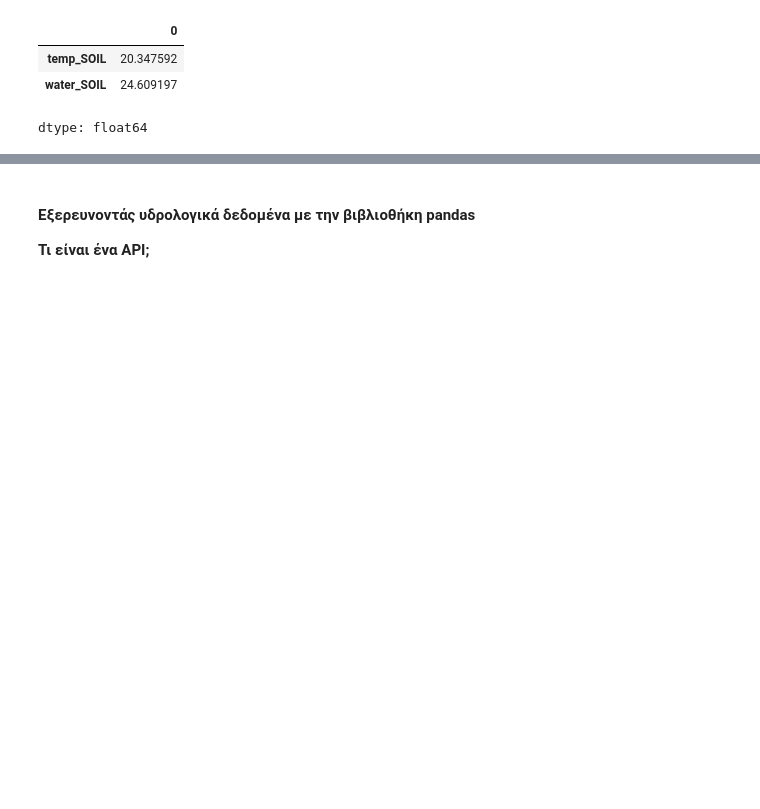
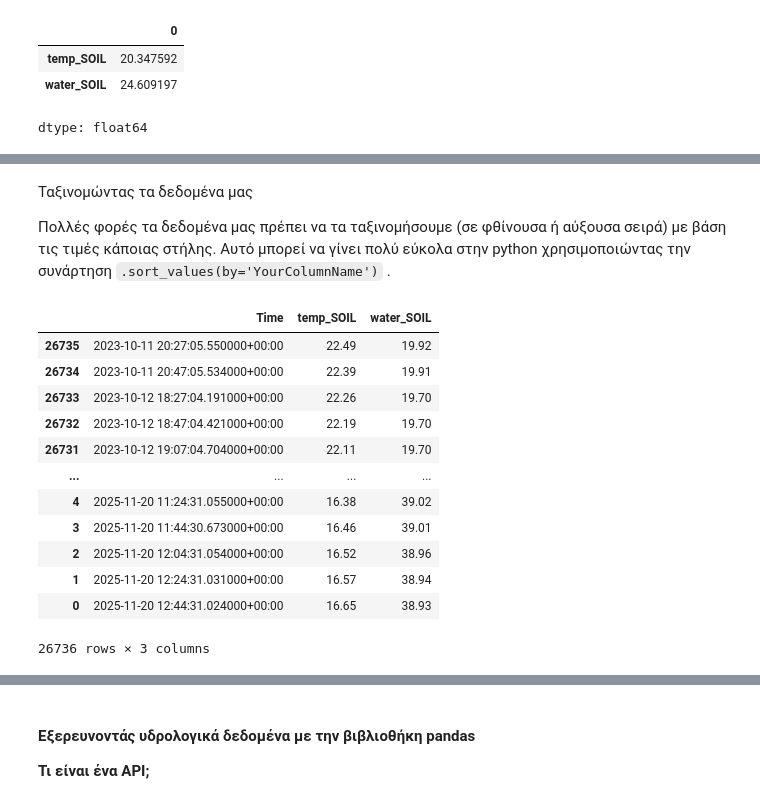
Before and after one commit to efthymios19/MIRC_EcosystemApproach_MountainousRegion, a Jupyter notebook: Notebooks/Εισαγωγή_στην_Python.ipynb, the cells around one changed output, grey strips where cells are left out. Saved outputs shown, nothing was run; the diff lists cells and outputs as text; code cells hidden in the pictures; blank space fills up the shorter version.

````diff
--- a/Notebooks/Εισαγωγή_στην_Python.ipynb
+++ b/Notebooks/Εισαγωγή_στην_Python.ipynb
@@ -562,0 +649,21 @@ dtype: float64
+# %% [markdown]
+Ταξινομώντας τα δεδομένα μας
+
+Πολλές φορές τα δεδομένα μας πρέπει να τα ταξινομήσουμε (σε φθίνουσα ή αύξουσα σειρά) με βάση τις τιμές κάποιας στήλης. Αυτό μπορεί να γίνει πολύ εύκολα στην python χρησιμοποιώντας την συνάρτηση ```.sort_values(by='YourColumnName')``` .
+# %%
+# Sort DataFrame, ascending (αύξουσα)
+df.sort_values(by="Time")
+# %% [output]
+|  | Time | temp_SOIL | water_SOIL |
+| 26735 | 2023-10-11 20:27:05.550000+00:00 | 22.49 | 19.92 |
+| 26734 | 2023-10-11 20:47:05.534000+00:00 | 22.39 | 19.91 |
+| 26733 | 2023-10-12 18:27:04.191000+00:00 | 22.26 | 19.70 |
+| 26732 | 2023-10-12 18:47:04.421000+00:00 | 22.19 | 19.70 |
+| 26731 | 2023-10-12 19:07:04.704000+00:00 | 22.11 | 19.70 |
+| ... | ... | ... | ... |
+| 4 | 2025-11-20 11:24:31.055000+00:00 | 16.38 | 39.02 |
+| 3 | 2025-11-20 11:44:30.673000+00:00 | 16.46 | 39.01 |
+| 2 | 2025-11-20 12:04:31.054000+00:00 | 16.52 | 38.96 |
+| 1 | 2025-11-20 12:24:31.031000+00:00 | 16.57 | 38.94 |
+| 0 | 2025-11-20 12:44:31.024000+00:00 | 16.65 | 38.93 |
+26736 rows × 3 columns
````
Also changed, not shown: parts of 15 cells of this notebook.
